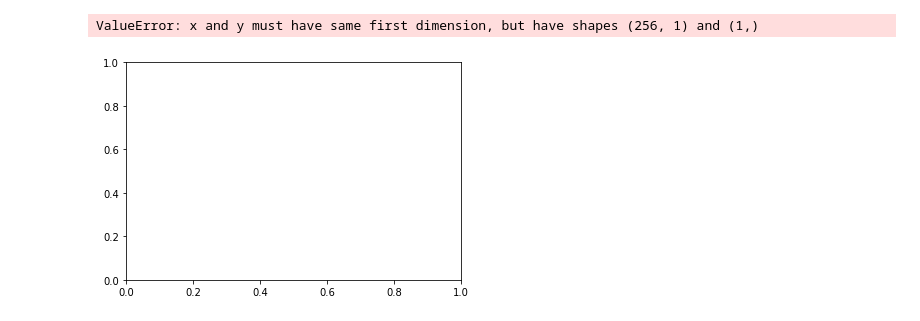
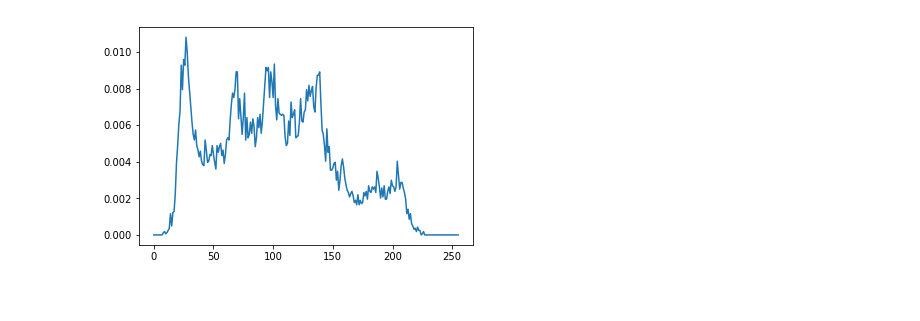
Before and after one commit to johanabrahamsson/Machine-Learning-and-Data-Science, a Jupyter notebook: grayscale.ipynb, the cells around one changed output. Saved outputs shown, nothing was run; the diff lists cells and outputs as text; code cells hidden in the pictures.

```diff
--- a/grayscale.ipynb
+++ b/grayscale.ipynb
@@ -20,7 +20,7 @@ def add_noise(image, noise_percent):
     area=rows*cols
     loc_flip=np.random.randint(0,area,int(area*noise_percent))
     mean = 0
-    variance = 10
+    variance = 100
     gauss = np.random.normal(mean,variance,area)
     for ii in loc_flip:
         locr=int(ii/cols)
@@ -68,7 +68,7 @@ if __name__=="__main__":
     image1=read_image(name)
     image2=read_image(name)
     show_image(image1)
-    noisy_image=add_noise(image1,noise_percent=0.90)
+    noisy_image=add_noise(image1,noise_percent=0.10)
     show_image(noisy_image)
     denoised_image = ICM(noisy_image)
     mse = MSE(denoised_image,image2)
@@ -135,39 +137,40 @@ def min_energy(noisy_image,image,row,col,h,beta,eta):
 # %%
 import plotly.plotly as py
 import plotly.tools as tls
 import operator
 from sklearn import mixture
+import numpy as np
 
 #print(min(image2.flatten()), np.max(image2.flatten()))
 histo = np.histogram(image2.flatten(), range=(0, 255), bins = 255)
 
 histo0 = np.concatenate(([0], histo[0]), axis=0)
 
 prob_x_ij = histo0/np.sum(histo0)
 pixel_values = histo[1]
-#plt.plot(pixel_values, prob_x_ij)
+plt.plot(pixel_values, prob_x_ij)
+plt.show()
 
 #print(sum(pixel_values*prob_x_ij))
 
 #plt.figure()
 #plt.scatter(pixel_values, prob_x_ij)
 
 #n, bins, patches = plt.hist(image2.flatten(), range=(0,255), bins = 255, density = True,facecolor='g', alpha=0.75)
 
 
 
-data = np.array(prob_x_ij).reshape(-1,1)
-clf = mixture.GaussianMixture(n_components=1, covariance_type='full')
-h = clf.fit(data)
+#data = np.array(prob_x_ij).reshape(-1,1)
+#clf = mixture.GaussianMixture(n_components=1, covariance_type='full')
+#h = clf.fit(data)
 
-x = np.array(pixel_values).reshape(-1,1)
-y = clf.score_samples(x)
+#x = np.array(pixel_values).reshape(-1,1)
+#y = clf.score_samples(x)
 
-plt.plot(x,h)
-plt.show()
+#plt.plot(x,h)
+#plt.show()
 # %% [output]
-ValueError: x and y must have same first dimension, but have shapes (256, 1) and (1,)
-[figure, old version]
+[figure, new version]
 # %%
 np.arange(256)
 # %% [output]
```
Also changed, not shown: parts of 1 cell of this notebook.
